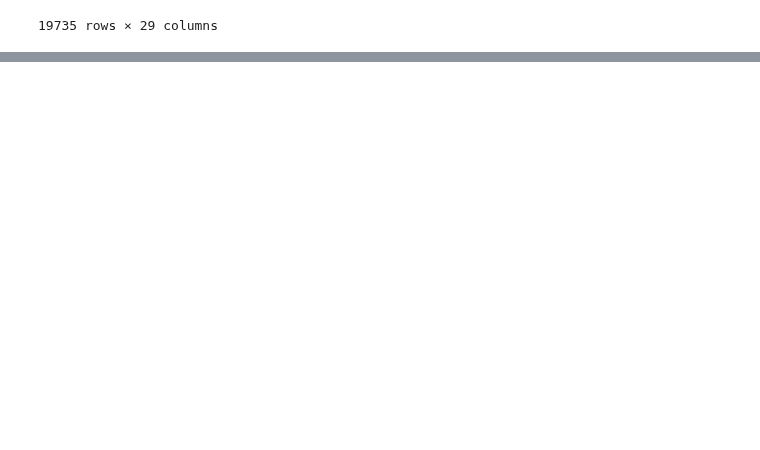
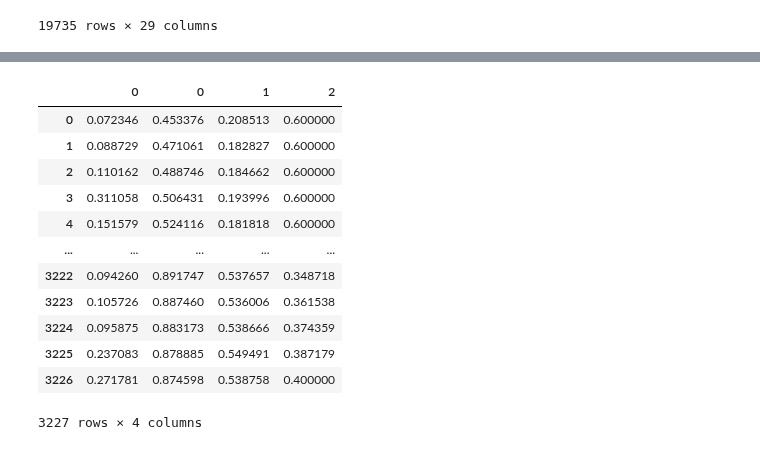
Before and after one commit to anshu57/Data-Science-Portfolio, a Jupyter notebook: ML Micro Projects/notebooks/Time Series Analysis/Multivariate Time Series using LSTM.ipynb, the cells around one changed output, grey strips where cells are left out. Drawn from its saved outputs; the diff is of its cells as text; code cells hidden in the pictures; blank space fills up the shorter version.

```diff
--- a/ML Micro Projects/notebooks/Time Series Analysis/Multivariate Time Series using LSTM.ipynb
+++ b/ML Micro Projects/notebooks/Time Series Analysis/Multivariate Time Series using LSTM.ipynb
@@ -29,0 +262,14 @@ df
+# %%
+early_stopping = tf.keras.callbacks.EarlyStopping(monitor = 'val_loss',
+                                                    patience=2,
+                                                    mode='min')
+
+model.compile(loss=tf.losses.MeanSquaredError(),
+              optimizer=tf.optimizers.Adam(),
+              metrics=[tf.metrics.MeanAbsoluteError])
+# %%
+with tf.device('/device:GPU:0'):
+    history = model.fit(train_generator, epochs=50,
+                              validation_data=test_generator,
+                              shuffle=False,
+                              callbacks=[early_stopping])
@@ -29,0 +294,2 @@ df
+# %%
+predictions = model.predict(test_generator)
@@ -29,0 +337,18 @@ df
+# %%
+df_pred = pd.concat([pd.DataFrame(predictions), pd.DataFrame(x_test[:,1:][win_length:])], axis=1)
+# %%
+df_pred
+# %% [output]
+|  | 0 | 0 | 1 | 2 |
+| 0 | 0.072346 | 0.453376 | 0.208513 | 0.600000 |
+| 1 | 0.088729 | 0.471061 | 0.182827 | 0.600000 |
+| 2 | 0.110162 | 0.488746 | 0.184662 | 0.600000 |
+| 3 | 0.311058 | 0.506431 | 0.193996 | 0.600000 |
+| 4 | 0.151579 | 0.524116 | 0.181818 | 0.600000 |
+| ... | ... | ... | ... | ... |
+| 3222 | 0.094260 | 0.891747 | 0.537657 | 0.348718 |
+| 3223 | 0.105726 | 0.887460 | 0.536006 | 0.361538 |
+| 3224 | 0.095875 | 0.883173 | 0.538666 | 0.374359 |
+| 3225 | 0.237083 | 0.878885 | 0.549491 | 0.387179 |
+| 3226 | 0.271781 | 0.874598 | 0.538758 | 0.400000 |
+3227 rows × 4 columns
```
Also changed, not shown: parts of 38 cells of this notebook, 5 other files.
